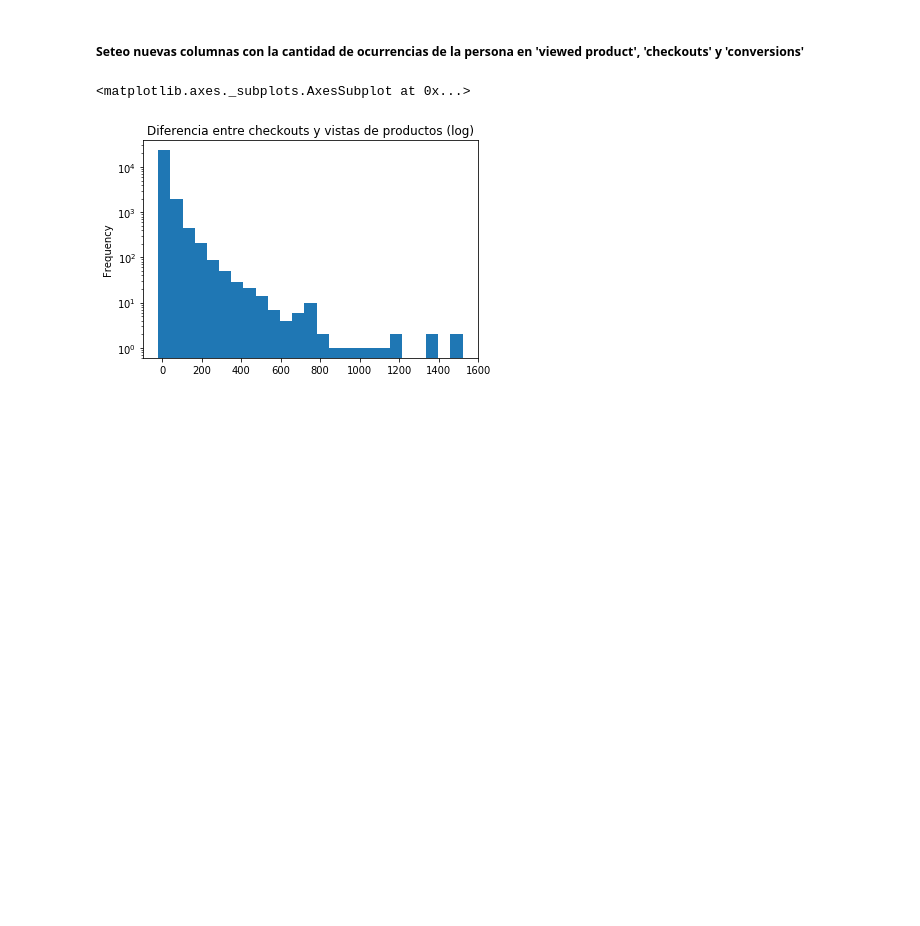
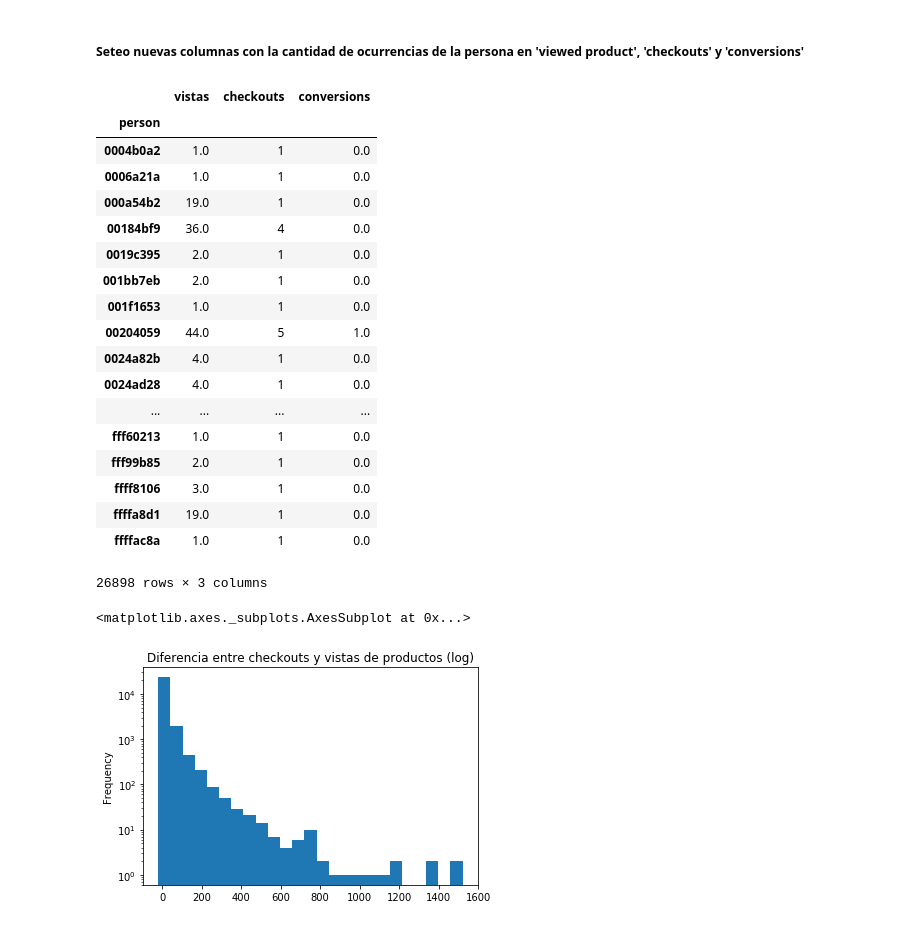
Before and after one commit to javier2409/TP1Datos2C2018, a Jupyter notebook: Funnel de compras.ipynb, the cells around one changed output. Drawn from its saved outputs; the diff is of its cells as text; code cells hidden in the pictures; blank space fills up the shorter version.

```diff
--- a/Funnel de compras.ipynb
+++ b/Funnel de compras.ipynb
@@ -26,7 +26,28 @@ funnel['conversions'] = conversions['person'].value_counts()
 # %%
 #relleno los "NaN" con cero porque indica que no hubo ocurrencias de esa persona en la lista
 #por lo tanto debe ir cero
 funnel = funnel.fillna(0)
+funnel
+# %% [output]
+|  | vistas | checkouts | conversions |
+| person |  |  |  |
+| 0004b0a2 | 1.0 | 1 | 0.0 |
+| 0006a21a | 1.0 | 1 | 0.0 |
+| 000a54b2 | 19.0 | 1 | 0.0 |
+| 00184bf9 | 36.0 | 4 | 0.0 |
+| 0019c395 | 2.0 | 1 | 0.0 |
+| 001bb7eb | 2.0 | 1 | 0.0 |
+| 001f1653 | 1.0 | 1 | 0.0 |
+| 00204059 | 44.0 | 5 | 1.0 |
+| 0024a82b | 4.0 | 1 | 0.0 |
+| 0024ad28 | 4.0 | 1 | 0.0 |
+| ... | ... | ... | ... |
+| fff60213 | 1.0 | 1 | 0.0 |
+| fff99b85 | 2.0 | 1 | 0.0 |
+| ffff8106 | 3.0 | 1 | 0.0 |
+| ffffa8d1 | 19.0 | 1 | 0.0 |
+| ffffac8a | 1.0 | 1 | 0.0 |
+26898 rows × 3 columns
 # %%
 funnel['dif1'] = funnel['vistas']-funnel['checkouts'] #diferencia entre vistas y checkouts
 # %%
```
